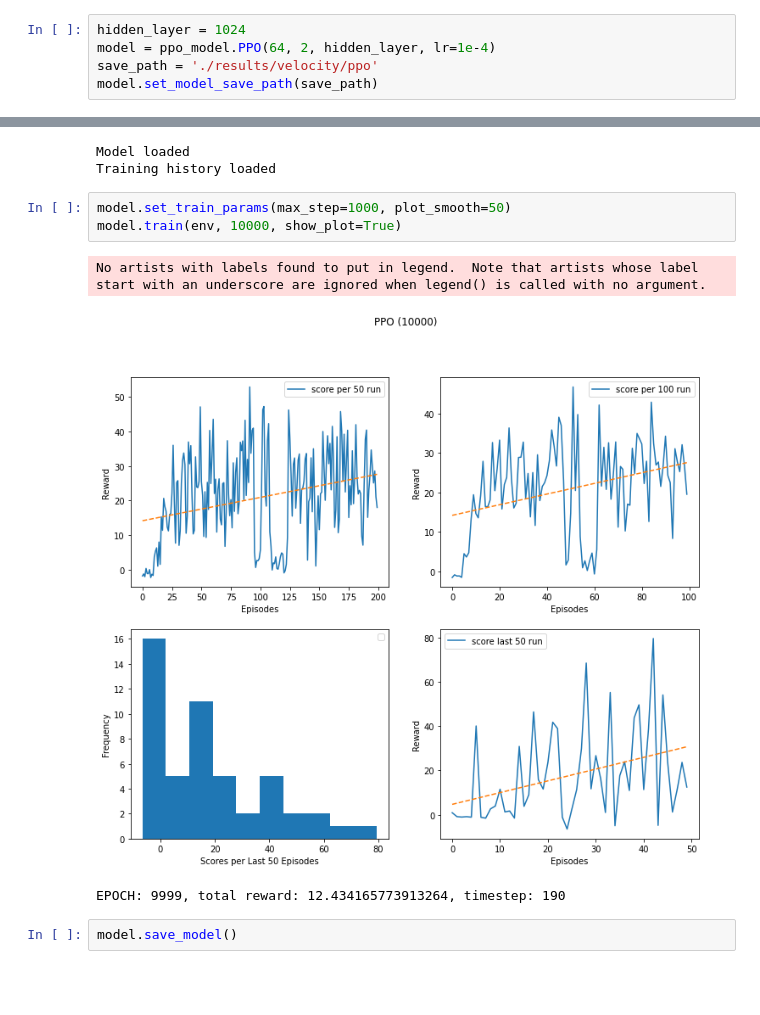
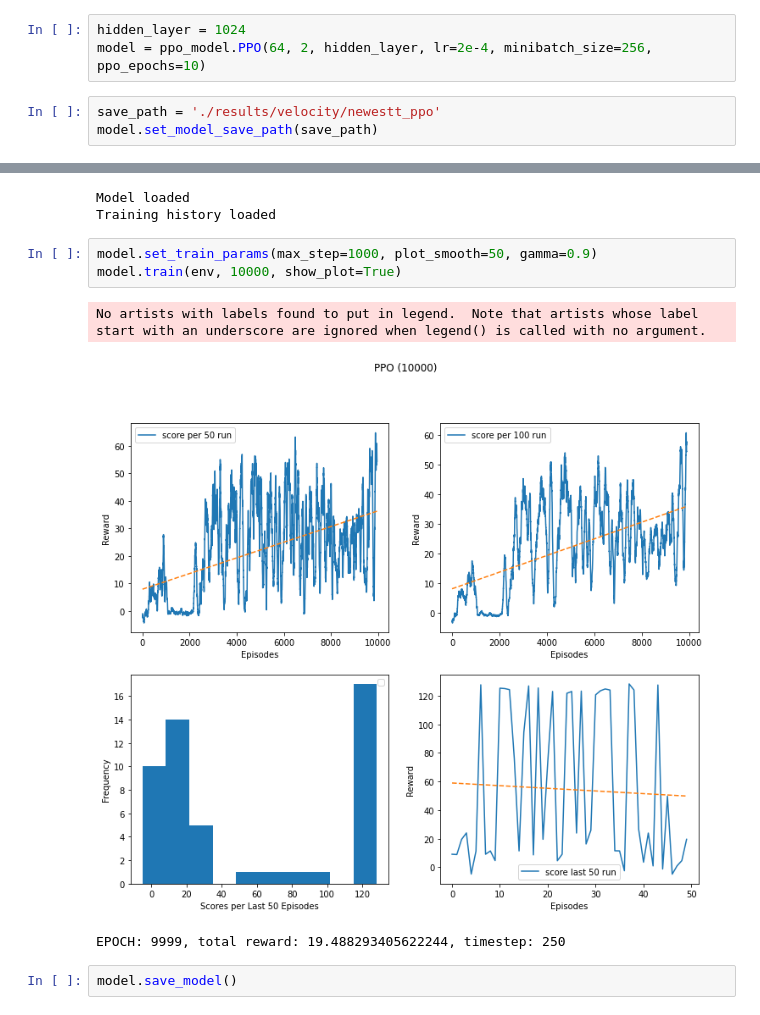
Before and after one commit to teodorus-nathaniel/rl-wave, a Jupyter notebook: ppo.ipynb, the cells around one changed output, grey strips where cells are left out. Saved outputs shown, nothing was run; the diff lists cells and outputs as text; blank space fills up the shorter version.

Commit message:
Update a2c & ppo notebook to the one using best models

```diff
--- a/ppo.ipynb
+++ b/ppo.ipynb
@@ -12,21 +12,22 @@ env = wave.WaveEnv(env_path)
 WAVE environment created.
 # %%
 hidden_layer = 1024
-model = ppo_model.PPO(64, 2, hidden_layer, lr=1e-4)
-save_path = './results/velocity/ppo'
-model.set_model_save_path(save_path)
+model = ppo_model.PPO(64, 2, hidden_layer, lr=2e-4, minibatch_size=256, ppo_epochs=10)
+# %%
+save_path = './results/velocity/newestt_ppo'
+model.set_model_save_path(save_path)
 # %%
 model.load_model()
 # %% [output]
 Model loaded
 Training history loaded
 # %%
-model.set_train_params(max_step=1000, plot_smooth=50)
+model.set_train_params(max_step=1000, plot_smooth=50, gamma=0.9)
 model.train(env, 10000, show_plot=True)
 # %% [output]
 No artists with labels found to put in legend.  Note that artists whose label start with an underscore are ignored when legend() is called with no argument.
-[figure, old version]
+[figure, new version]
-EPOCH: 9999, total reward: 12.434165773913264, timestep: 190
+EPOCH: 9999, total reward: 19.488293405622244, timestep: 250
 # %%
 model.save_model()
 # %% [output]
```
Also changed, not shown: parts of 2 cells of this notebook, 1 other file.
